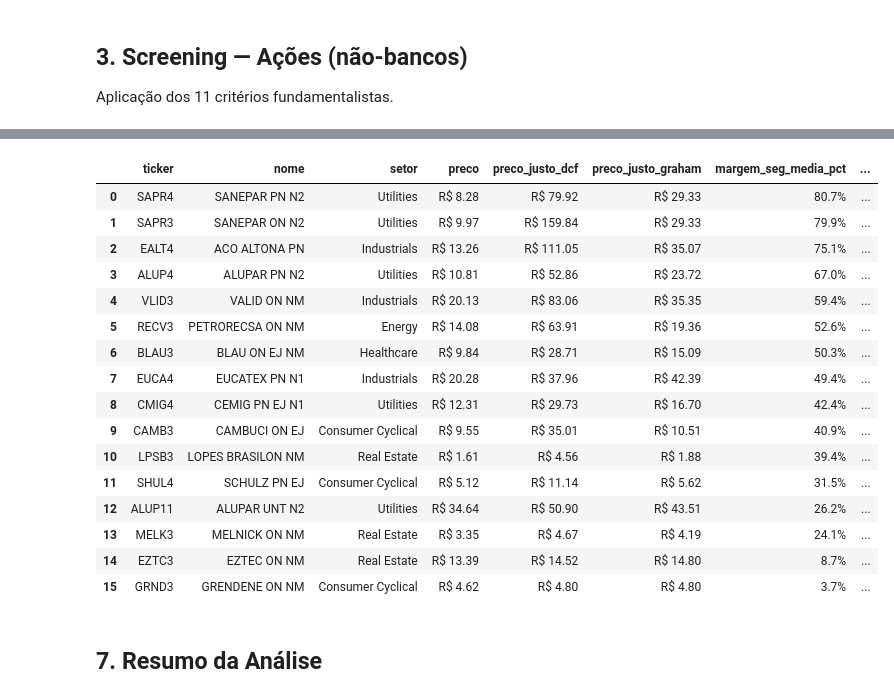
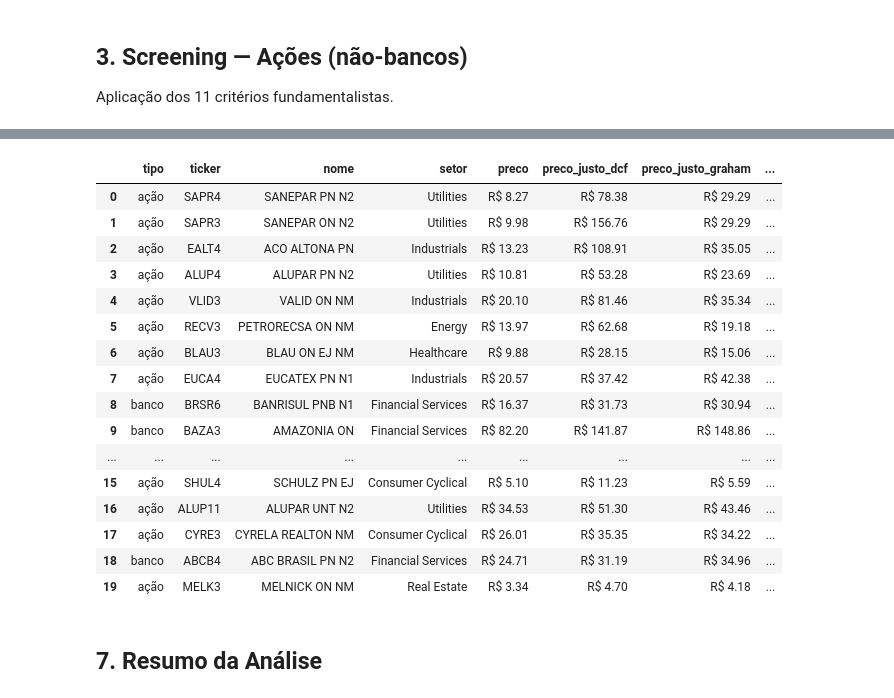
Before and after one commit to alisson446/stock-analysis, a Jupyter notebook: analysis.ipynb, the cells around one changed output, grey strips where cells are left out. Saved outputs shown, nothing was run; the diff lists cells and outputs as text; code cells hidden in the pictures.

```diff
--- a/analysis.ipynb
+++ b/analysis.ipynb
@@ -100,7 +102,7 @@ numeric_cols = [
     'preco', 'pl', 'pvp', 'margem_ebit_pct', 'margem_liquida_pct',
     'dl_ebit', 'dl_pl', 'roe_pct', 'liquidez_corrente', 'passivos_ativos',
     'liq_media_diaria', 'lpa', 'vpa', 'dy_pct', 'divida_liquida', 'ebit',
-    'fcf_latest', 'shares_outstanding'
+    'fcf_latest', 'shares_outstanding', 'dividend_rate'
 ]
 
 stock_fundamentals_clean = stock_fundamentals.copy()
@@ -156,10 +144,10 @@ Ações com preço de mercado **abaixo de ambos** os preços justos são conside
 # %%
-# Calcular valuation (DCF + Graham) para ações filtradas
+# Calcular valuation (DCF 2-estágios + Graham) para ações filtradas
 if len(filtered_stocks) > 0:
-    valued_stocks = valuation.apply_valuation(filtered_stocks, stock_fundamentals_clean)
+    valued_stocks = valuation.apply_valuation(filtered_stocks, stock_fundamentals_clean, model='stock')
 
     val_cols = ['ticker', 'nome', 'preco', 'preco_justo_dcf', 'preco_justo_graham',
-                'margem_seg_dcf_pct', 'margem_seg_graham_pct', 'undervalued']
+                'margem_seg_dcf_pct', 'margem_seg_graham_pct', 'undervalued', 'forte_desconto']
     display(valued_stocks[val_cols].style.format({
         'preco': 'R$ {:.2f}',
         'preco_justo_dcf': 'R$ {:.2f}',
@@ -196,12 +232,23 @@ Ações subvalorizadas (preço de mercado < preço justo DCF **e** Graham), orde
 # %%
-# Filtrar apenas ações subvalorizadas e rankear
-if len(valued_stocks) > 0 and valued_stocks['undervalued'].any():
-    undervalued = valued_stocks[valued_stocks['undervalued']].copy()
+# Unir ações e bancos valorizados
+all_valued = []
+if len(valued_stocks) > 0:
+    vs = valued_stocks.copy()
+    vs['tipo'] = 'ação'
+    all_valued.append(vs)
+if len(valued_banks) > 0:
+    vb = valued_banks.copy()
+    vb['tipo'] = 'banco'
+    all_valued.append(vb)
 
-    # Margem de segurança média entre DCF e Graham
-    undervalued['margem_seg_media_pct'] = (
-        undervalued[['margem_seg_dcf_pct', 'margem_seg_graham_pct']].mean(axis=1)
-    )
+if all_valued:
+    all_valued_df = pd.concat(all_valued, ignore_index=True)
+else:
+    all_valued_df = pd.DataFrame()
+
+# Filtrar subvalorizados e rankear
+if len(all_valued_df) > 0 and all_valued_df['undervalued'].any():
+    undervalued = all_valued_df[all_valued_df['undervalued']].copy()
 
     # Ordenar por maior margem de segurança e pegar top 20
     top20 = (undervalued
@@ -209,11 +256,11 @@ if len(valued_stocks) > 0 and valued_stocks['undervalued'].any():
              .head(20)
              .reset_index(drop=True))
 
-    print(f"🏆 TOP {len(top20)} AÇÕES SUBVALORIZADAS\n")
+    print(f"🏆 TOP {len(top20)} SUBVALORIZADAS (ações + bancos)\n")
 
-    result_cols = ['ticker', 'nome', 'setor', 'preco', 'preco_justo_dcf',
-                   'preco_justo_graham', 'margem_seg_media_pct', 'pl', 'pvp',
-                   'roe_pct', 'margem_liquida_pct', 'dl_ebit']
+    result_cols = ['tipo', 'ticker', 'nome', 'setor', 'preco', 'preco_justo_dcf',
+                   'preco_justo_graham', 'margem_seg_media_pct', 'forte_desconto',
+                   'pl', 'pvp', 'roe_pct', 'margem_liquida_pct']
     display(top20[result_cols].style.format({
         'preco': 'R$ {:.2f}',
         'preco_justo_dcf': 'R$ {:.2f}',
@@ -223,19 +270,14 @@ if len(valued_stocks) > 0 and valued_stocks['undervalued'].any():
         'pvp': '{:.2f}',
         'roe_pct': '{:.1f}%',
         'margem_liquida_pct': '{:.1f}%',
-        'dl_ebit': '{:.2f}',
-    }).set_caption("Top 20 — Ações subvalorizadas por margem de segurança"))
+    }).set_caption("Top 20 — Subvalorizadas por margem de segurança"))
 else:
     top20 = pd.DataFrame()
-    print("⚠️ Nenhuma ação encontrada abaixo do preço justo (DCF + Graham).")
+    print("⚠️ Nenhuma ação/banco encontrado abaixo do preço justo.")
 
-    if len(valued_stocks) > 0:
-        # Mostrar as mais próximas de estarem subvalorizadas
-        valued_stocks['margem_seg_media_pct'] = (
-            valued_stocks[['margem_seg_dcf_pct', 'margem_seg_graham_pct']].mean(axis=1)
-        )
-        print("\nAções mais próximas do preço justo:")
-        near = valued_stocks.nlargest(10, 'margem_seg_media_pct')
-        display(near[['ticker', 'nome', 'preco', 'preco_justo_dcf',
+    if len(all_valued_df) > 0:
+        print("\nMais próximas do preço justo:")
+        near = all_valued_df.nlargest(10, 'margem_seg_media_pct')
+        display(near[['tipo', 'ticker', 'nome', 'preco', 'preco_justo_dcf',
                        'preco_justo_graham', 'margem_seg_media_pct']])
 # %% [output]
@@ -244,20 +286,20 @@ Top 20 — Ações subvalorizadas por margem de segurança
-|  | ticker | nome | setor | preco | preco_justo_dcf | preco_justo_graham | margem_seg_media_pct | ... |
-| 0 | SAPR4 | SANEPAR PN N2 | Utilities | R$ 8.28 | R$ 79.92 | R$ 29.33 | 80.7% | ... |
-| 1 | SAPR3 | SANEPAR ON N2 | Utilities | R$ 9.97 | R$ 159.84 | R$ 29.33 | 79.9% | ... |
-| 2 | EALT4 | ACO ALTONA PN | Industrials | R$ 13.26 | R$ 111.05 | R$ 35.07 | 75.1% | ... |
-| 3 | ALUP4 | ALUPAR PN N2 | Utilities | R$ 10.81 | R$ 52.86 | R$ 23.72 | 67.0% | ... |
-| 4 | VLID3 | VALID ON NM | Industrials | R$ 20.13 | R$ 83.06 | R$ 35.35 | 59.4% | ... |
-| 5 | RECV3 | PETRORECSA ON NM | Energy | R$ 14.08 | R$ 63.91 | R$ 19.36 | 52.6% | ... |
-| 6 | BLAU3 | BLAU ON EJ NM | Healthcare | R$ 9.84 | R$ 28.71 | R$ 15.09 | 50.3% | ... |
-| 7 | EUCA4 | EUCATEX PN N1 | Industrials | R$ 20.28 | R$ 37.96 | R$ 42.39 | 49.4% | ... |
-| 8 | CMIG4 | CEMIG PN EJ N1 | Utilities | R$ 12.31 | R$ 29.73 | R$ 16.70 | 42.4% | ... |
-| 9 | CAMB3 | CAMBUCI ON EJ | Consumer Cyclical | R$ 9.55 | R$ 35.01 | R$ 10.51 | 40.9% | ... |
-| 10 | LPSB3 | LOPES BRASILON NM | Real Estate | R$ 1.61 | R$ 4.56 | R$ 1.88 | 39.4% | ... |
-| 11 | SHUL4 | SCHULZ PN EJ | Consumer Cyclical | R$ 5.12 | R$ 11.14 | R$ 5.62 | 31.5% | ... |
-| 12 | ALUP11 | ALUPAR UNT N2 | Utilities | R$ 34.64 | R$ 50.90 | R$ 43.51 | 26.2% | ... |
-| 13 | MELK3 | MELNICK ON NM | Real Estate | R$ 3.35 | R$ 4.67 | R$ 4.19 | 24.1% | ... |
-| 14 | EZTC3 | EZTEC ON NM | Real Estate | R$ 13.39 | R$ 14.52 | R$ 14.80 | 8.7% | ... |
-| 15 | GRND3 | GRENDENE ON NM | Consumer Cyclical | R$ 4.62 | R$ 4.80 | R$ 4.80 | 3.7% | ... |
+|  | tipo | ticker | nome | setor | preco | preco_justo_dcf | preco_justo_graham | ... |
+| 0 | ação | SAPR4 | SANEPAR PN N2 | Utilities | R$ 8.27 | R$ 78.38 | R$ 29.29 | ... |
+| 1 | ação | SAPR3 | SANEPAR ON N2 | Utilities | R$ 9.98 | R$ 156.76 | R$ 29.29 | ... |
+| 2 | ação | EALT4 | ACO ALTONA PN | Industrials | R$ 13.23 | R$ 108.91 | R$ 35.05 | ... |
+| 3 | ação | ALUP4 | ALUPAR PN N2 | Utilities | R$ 10.81 | R$ 53.28 | R$ 23.69 | ... |
+| 4 | ação | VLID3 | VALID ON NM | Industrials | R$ 20.10 | R$ 81.46 | R$ 35.34 | ... |
+| 5 | ação | RECV3 | PETRORECSA ON NM | Energy | R$ 13.97 | R$ 62.68 | R$ 19.18 | ... |
+| 6 | ação | BLAU3 | BLAU ON EJ NM | Healthcare | R$ 9.88 | R$ 28.15 | R$ 15.06 | ... |
+| 7 | ação | EUCA4 | EUCATEX PN N1 | Industrials | R$ 20.57 | R$ 37.42 | R$ 42.38 | ... |
+| 8 | banco | BRSR6 | BANRISUL PNB N1 | Financial Services | R$ 16.37 | R$ 31.73 | R$ 30.94 | ... |
+| 9 | banco | BAZA3 | AMAZONIA ON | Financial Services | R$ 82.20 | R$ 141.87 | R$ 148.86 | ... |
+| ... | ... | ... | ... | ... | ... | ... | ... | ... |
+| 15 | ação | SHUL4 | SCHULZ PN EJ | Consumer Cyclical | R$ 5.10 | R$ 11.23 | R$ 5.59 | ... |
+| 16 | ação | ALUP11 | ALUPAR UNT N2 | Utilities | R$ 34.53 | R$ 51.30 | R$ 43.46 | ... |
+| 17 | ação | CYRE3 | CYRELA REALTON NM | Consumer Cyclical | R$ 26.01 | R$ 35.35 | R$ 34.22 | ... |
+| 18 | banco | ABCB4 | ABC BRASIL PN N2 | Financial Services | R$ 24.71 | R$ 31.19 | R$ 34.96 | ... |
+| 19 | ação | MELK3 | MELNICK ON NM | Real Estate | R$ 3.34 | R$ 4.70 | R$ 4.18 | ... |
 # %% [markdown]
 ## 7. Resumo da Análise
 # %%
```
Also changed, not shown: parts of 10 cells of this notebook, 3 other files.
